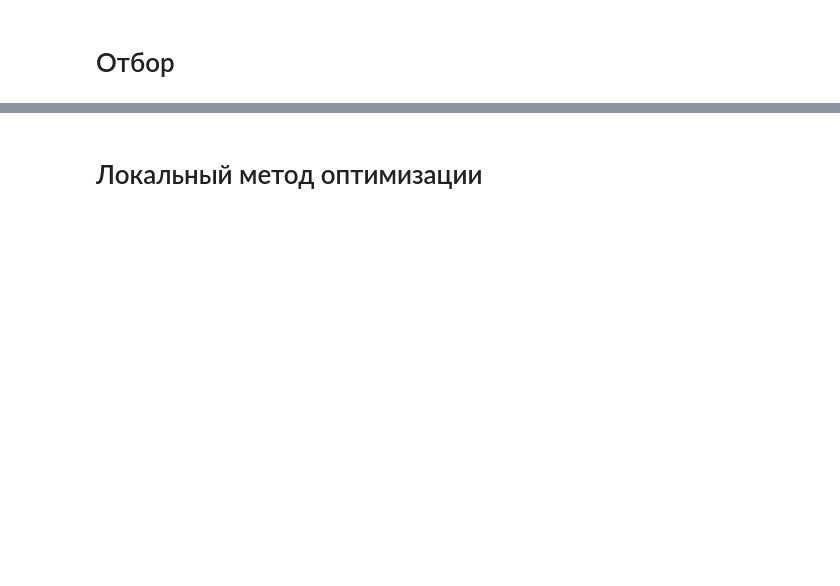
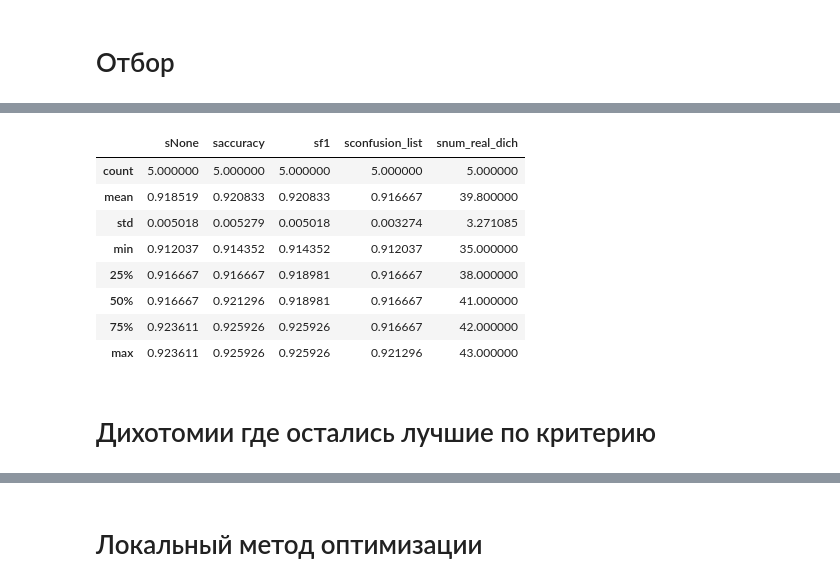
Before and after one commit to vasyarv/gap_sne, a Jupyter notebook: notebooks/experiments_ecoc_otbor.ipynb, the cells around one changed output, grey strips where cells are left out. Saved outputs shown, nothing was run; the diff lists cells and outputs as text; code cells hidden in the pictures; blank space fills up the shorter version.

Commit message:
good experiment for dich selection

```diff
--- a/notebooks/experiments_ecoc_otbor.ipynb
+++ b/notebooks/experiments_ecoc_otbor.ipynb
@@ -104,7 +89,7 @@ df_attempts.describe()
 # Отбор
 # %%
 attempts_data = []
-N_attempts = 50
+N_attempts = 5
 l = np.unique(target).size
 N = 80 # кол-во дихотомий
 wtypes = [None, 'accuracy', 'f1', 'confusion_list']
@@ -115,8 +100,9 @@ for i in tqdm(range(N_attempts)):
     dich_classifiers = functions.train_dichs(code_matrix, X_train, y_train,
                                              X_test, y_test, LogisticRegression)
     for score_type in wtypes:
-        preds = functions.predict_all(X_val, dich_classifiers,
+        preds, num_real_dich = functions.predict_all(X_val, dich_classifiers,
                                       code_matrix, score_type, weight_type=-1)
         acc = accuracy_score(preds, y_val)
         accs.append(acc)
+    accs.append(num_real_dich)
     attempts_data.append(accs)
@@ -312,6 +109,19 @@ KeyboardInterrupt:
 # %%
+wtypes += ['num_real_dich']
 df_attempts = pd.DataFrame(attempts_data)
 df_attempts.columns = ['s{}'.format(i1) for i1 in wtypes]
 df_attempts.describe()
+# %% [output]
+|  | sNone | saccuracy | sf1 | sconfusion_list | snum_real_dich |
+| count | 5.000000 | 5.000000 | 5.000000 | 5.000000 | 5.000000 |
+| mean | 0.918519 | 0.920833 | 0.920833 | 0.916667 | 39.800000 |
+| std | 0.005018 | 0.005279 | 0.005018 | 0.003274 | 3.271085 |
+| min | 0.912037 | 0.914352 | 0.914352 | 0.912037 | 35.000000 |
+| 25% | 0.916667 | 0.916667 | 0.918981 | 0.916667 | 38.000000 |
+| 50% | 0.916667 | 0.921296 | 0.918981 | 0.916667 | 41.000000 |
+| 75% | 0.923611 | 0.925926 | 0.925926 | 0.916667 | 42.000000 |
+| max | 0.923611 | 0.925926 | 0.925926 | 0.921296 | 43.000000 |
+# %% [markdown]
+# Дихотомии где остались лучшие по критерию
 # %%
 attempts_data = []
```
Also changed, not shown: parts of 6 cells of this notebook.
